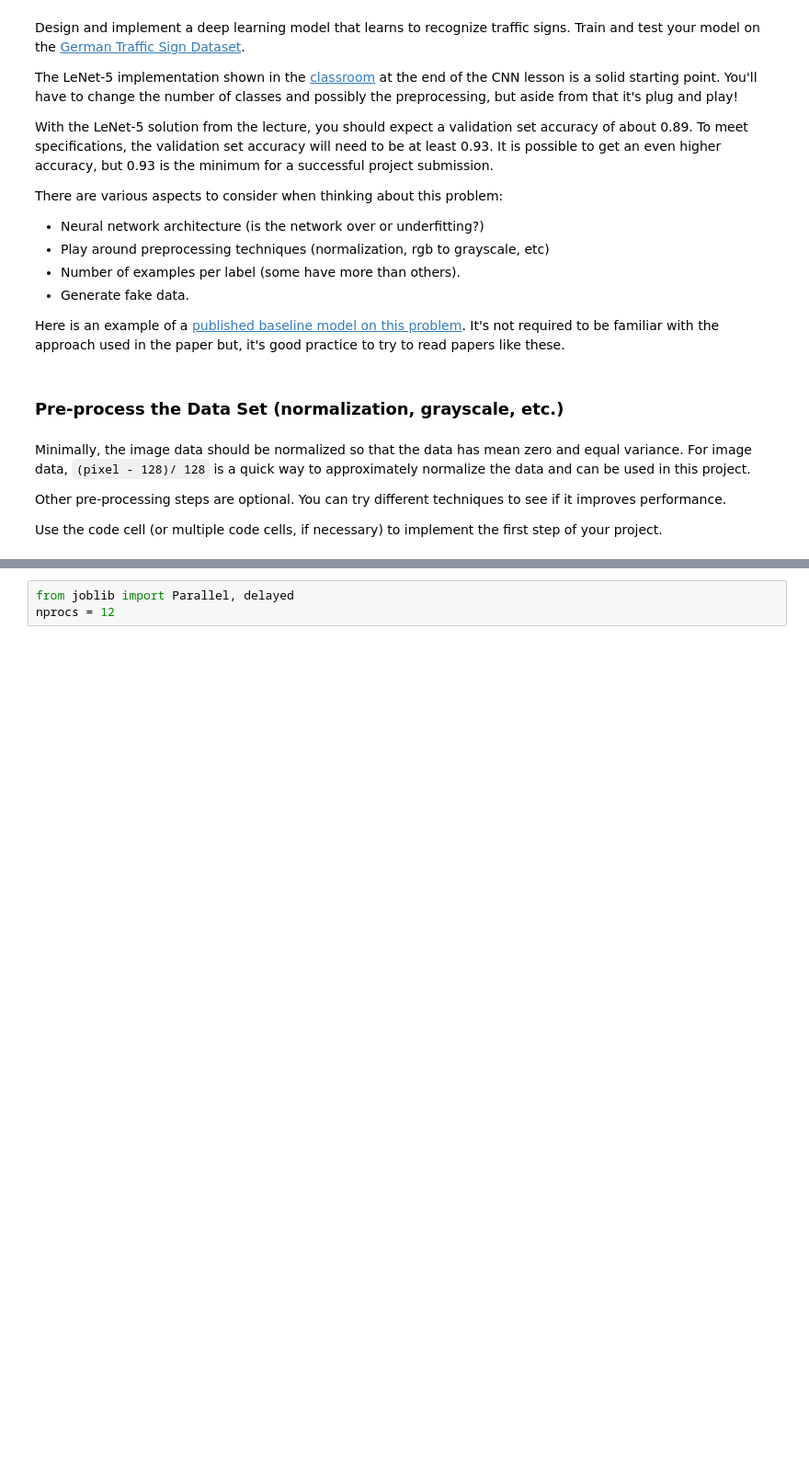
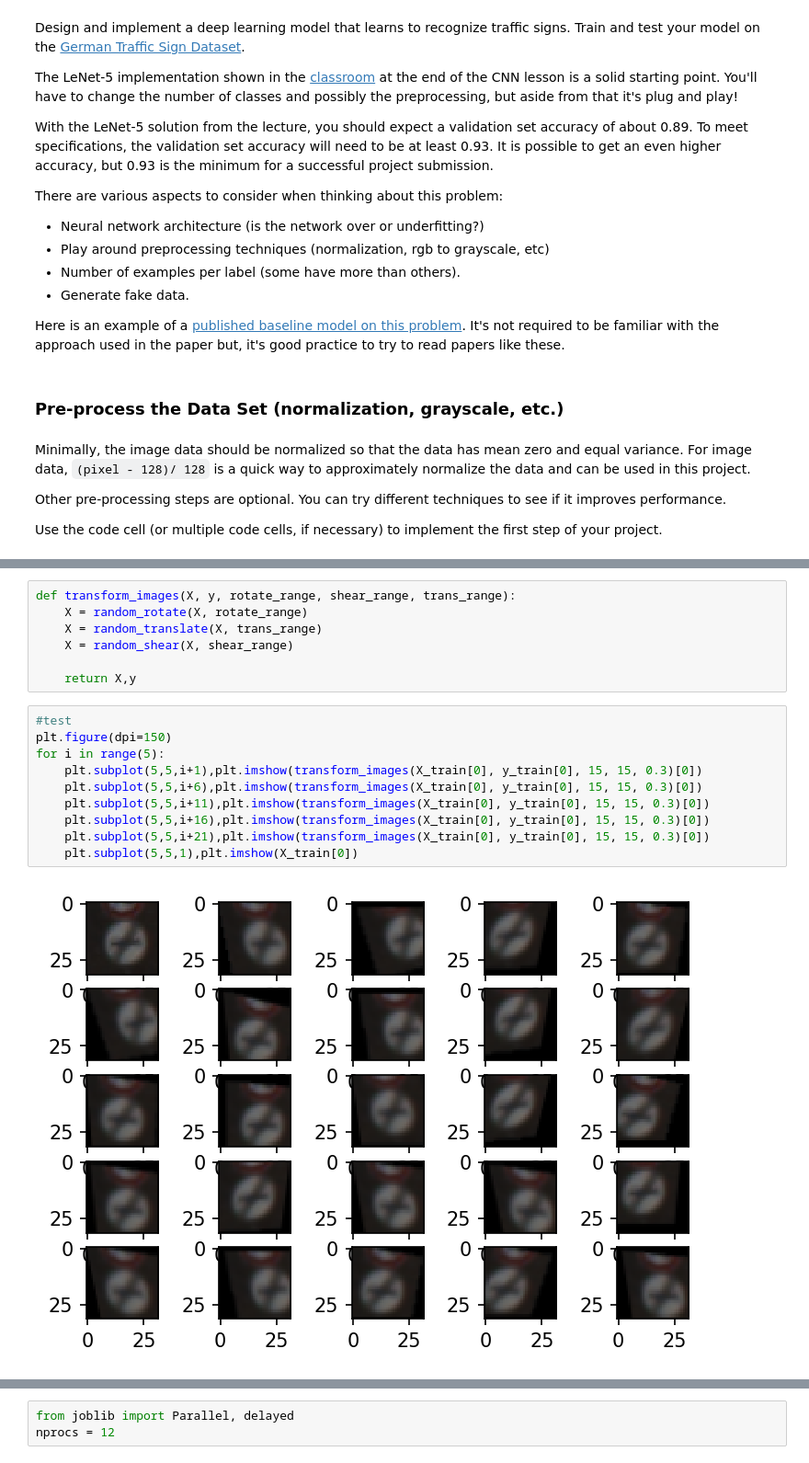
Before and after one commit to jaeoh2/self-driving-car-nd, a Jupyter notebook: CarND-Traffic-Sign-Classifier-Project/Traffic_Sign_Classifier.ipynb, the cells around one changed output, grey strips where cells are left out. Shown at 92% size. Saved outputs shown, nothing was run; the diff lists cells and outputs as text; blank space fills up the shorter version.

```diff
--- a/CarND-Traffic-Sign-Classifier-Project/Traffic_Sign_Classifier.ipynb
+++ b/CarND-Traffic-Sign-Classifier-Project/Traffic_Sign_Classifier.ipynb
@@ -155,0 +274,19 @@ def exposure_image(X):
+# %%
+def transform_images(X, y, rotate_range, shear_range, trans_range):
+    X = random_rotate(X, rotate_range)
+    X = random_translate(X, trans_range)
+    X = random_shear(X, shear_range)
+
+    return X,y
+# %%
+#test
+plt.figure(dpi=150)
+for i in range(5):
+    plt.subplot(5,5,i+1),plt.imshow(transform_images(X_train[0], y_train[0], 15, 15, 0.3)[0])
+    plt.subplot(5,5,i+6),plt.imshow(transform_images(X_train[0], y_train[0], 15, 15, 0.3)[0])
+    plt.subplot(5,5,i+11),plt.imshow(transform_images(X_train[0], y_train[0], 15, 15, 0.3)[0])
+    plt.subplot(5,5,i+16),plt.imshow(transform_images(X_train[0], y_train[0], 15, 15, 0.3)[0])
+    plt.subplot(5,5,i+21),plt.imshow(transform_images(X_train[0], y_train[0], 15, 15, 0.3)[0])
+    plt.subplot(5,5,1),plt.imshow(X_train[0])
+# %% [output]
+[figure, added]
```
Also changed, not shown: parts of 49 cells of this notebook, 1 other file.
